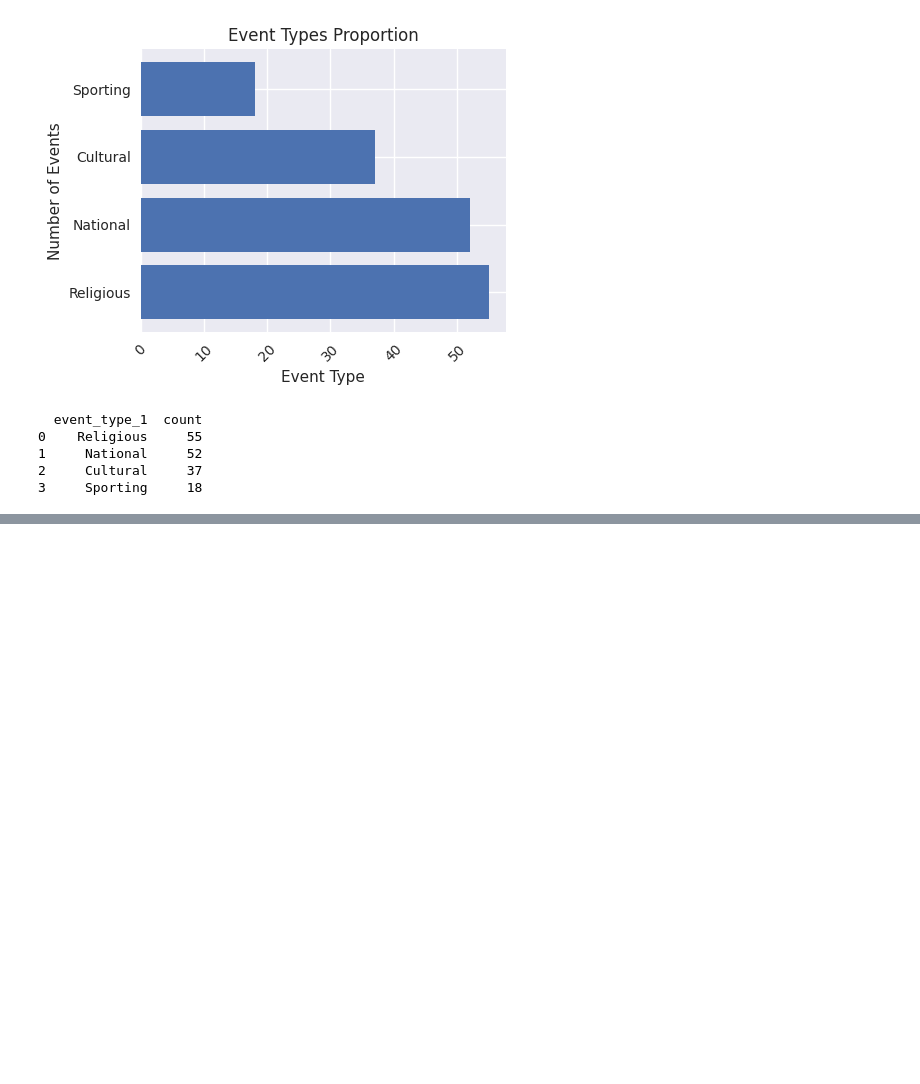
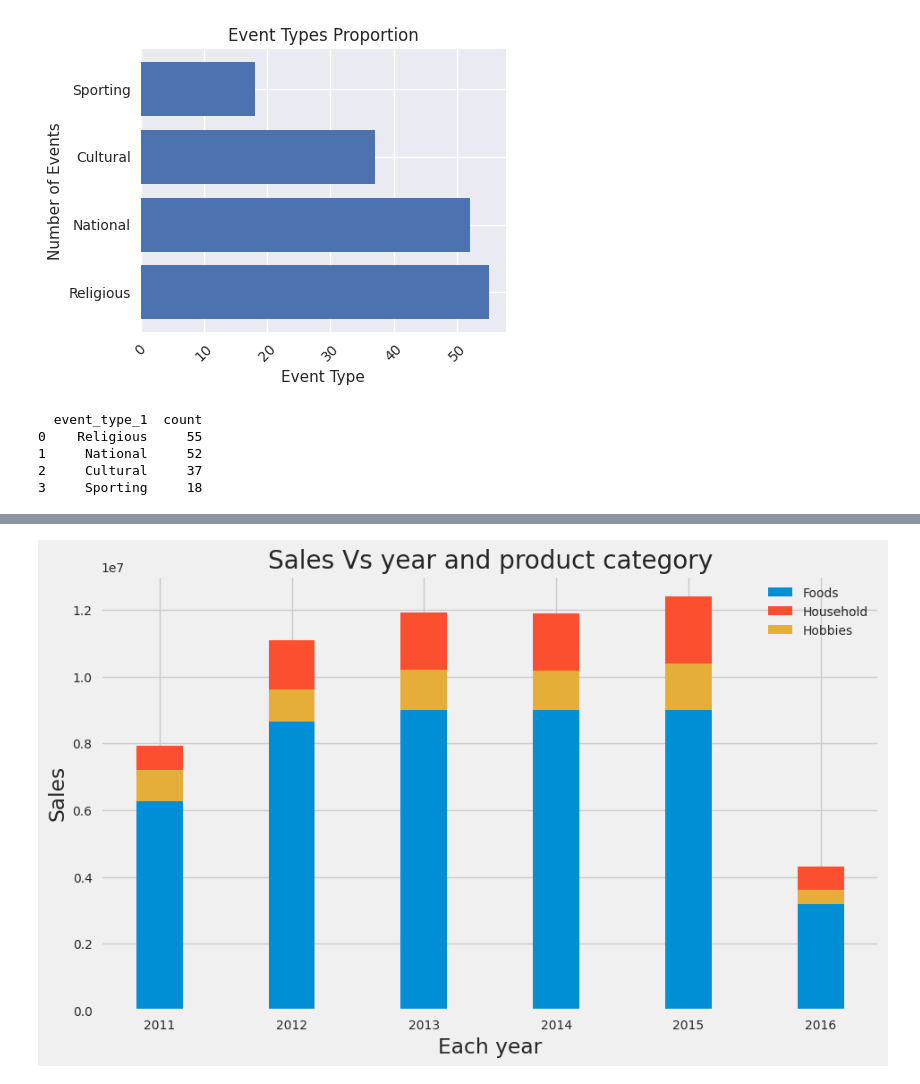
Before and after one commit to MohamedHamed12/machine_learning, a Jupyter notebook: kaggle/M5_forecasting_accuracy/m5-eda.ipynb, the cells around one changed output, grey strips where cells are left out. Saved outputs shown, nothing was run; the diff lists cells and outputs as text; code cells hidden in the pictures; blank space fills up the shorter version.

```diff
--- a/kaggle/M5_forecasting_accuracy/m5-eda.ipynb
+++ b/kaggle/M5_forecasting_accuracy/m5-eda.ipynb
@@ -426,0 +433,41 @@ plt.show()
+# %%
+"""Here we get sales proportion of each product category for each year """
+sales_cat = {}
+sales_cat_grp = sales_df.groupby('cat_id')
+sales_cat_grp_idx = list(sales_cat_grp.groups.values())
+cat_ky = list(sales_cat_grp.groups.keys())
+for i in range(len(cat_ky)):
+    sales_cat_df = pd.melt(sales_df.iloc[sales_cat_grp_idx[i]].loc[:,'d_1':'d_1913'],var_name='d',value_name='sales').merge(calendar_df,on='d',how='left')
+    sales_cat_yr_grp = sales_cat_df.groupby('year').groups
+    sales_cat_yr_idx = list(sales_cat_yr_grp.values())
+    sales_cat_yr_ky = list(sales_cat_yr_grp.keys())
+    sales_cat[cat_ky[i]] = {}
+    for j in range(len(sales_cat_yr_ky)):
+        sales_cat[cat_ky[i]][sales_cat_yr_ky[j]] = sales_cat_df.iloc[sales_cat_yr_idx[j]]['sales'].sum()
+
+"""plot of the sales proportion of each product category for each year """
+
+#https://matplotlib.org/3.1.1/gallery/lines_bars_and_markers/bar_stacked.html
+N = 6
+FOODS_sales = list(sales_cat['FOODS'].values())
+HOBBIES_sales = list(sales_cat['HOBBIES'].values())
+HOUSEHOLD_sales = list(sales_cat['HOUSEHOLD'].values())
+
+ind = np.arange(N)
+width = 0.35
+
+plt.style.use('fivethirtyeight')
+plt.figure(figsize=(10,6))
+p1 = plt.bar(ind, FOODS_sales, width)
+p2 = plt.bar(ind, HOUSEHOLD_sales, width,bottom=FOODS_sales)
+p3 = plt.bar(ind, HOBBIES_sales, width,bottom=FOODS_sales)
+
+plt.xlabel('Each year')
+plt.ylabel('Sales')
+plt.title('Sales Vs year and product category')
+plt.xticks(ind, (2011, 2012, 2013, 2014, 2015, 2016))
+plt.legend((p1[0], p2[0], p3[0]), ('Foods', 'Household','Hobbies'))
+
+plt.show()
+# %% [output]
+[figure, added]
```
Also changed, not shown: parts of 4 cells of this notebook, 1 other file.
